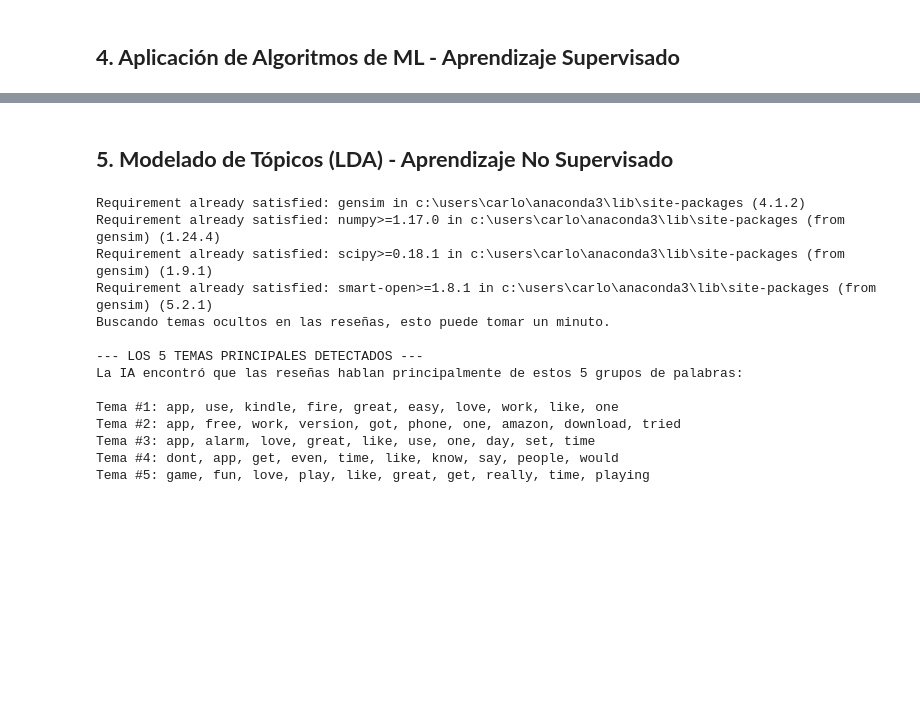
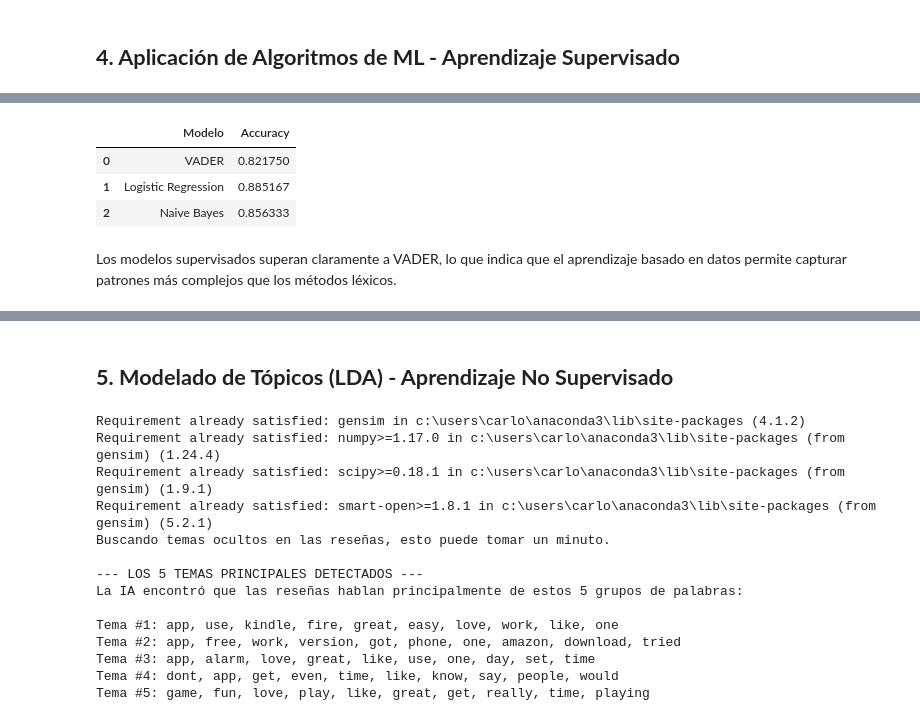
Before and after one commit to alealvaradoj131020/TextAnalytics_Proyecto, a Jupyter notebook: ProyectoTextAnalytics.ipynb, the cells around one changed output, grey strips where cells are left out. Drawn from its saved outputs; the diff is of its cells as text; code cells hidden in the pictures; blank space fills up the shorter version.

Commit message:
Avance: EDA, modelos supervisados, VADER y conclusiones

```diff
--- a/ProyectoTextAnalytics.ipynb
+++ b/ProyectoTextAnalytics.ipynb
@@ -193,7 +323,9 @@ X = vectorizador.fit_transform(df['clean_text'])
 y = df['Positive']
 
 # 70% Entrenamiento / 30% Prueba
-X_train, X_test, y_train, y_test = train_test_split(X, y, test_size=0.30, random_state=42)
+X_train, X_test, y_train, y_test = train_test_split(
+    X, y, test_size=0.30, random_state=42, stratify=y
+)
 
 # Modelo 1: Naive Bayes
 modelo_nb = MultinomialNB()
@@ -237,7 +369,5 @@ plt.tight_layout()
 plt.show()
 
 # --- Observaciones ---
-mejor = "Naive Bayes" if acc_nb > acc_lr else "Regresión Logística"
-print(f"\nObservación: Tras la comparativa, el modelo con mejor desempeño es: **{mejor}**")
 # %% [output]
 >>> MÉTRICAS PARA NAIVE BAYES <<<
@@ -261,0 +428,18 @@ Observación: Tras la comparativa, el modelo con mejor desempeño es: **Regresi
+# %%
+resultados = pd.DataFrame({
+    'Modelo': ['VADER', 'Logistic Regression', 'Naive Bayes'],
+    'Accuracy': [
+        accuracy_score(df['Positive'], df['vader_pred']),
+        accuracy_score(y_test, pred_lr),
+        accuracy_score(y_test, pred_nb)
+    ]
+})
+
+resultados
+# %% [output]
+|  | Modelo | Accuracy |
+| 0 | VADER | 0.821750 |
+| 1 | Logistic Regression | 0.885167 |
+| 2 | Naive Bayes | 0.856333 |
+# %% [markdown]
+Los modelos supervisados superan claramente a VADER, lo que indica que el aprendizaje basado en datos permite capturar patrones más complejos que los métodos léxicos.
```
Also changed, not shown: parts of 27 cells of this notebook.
